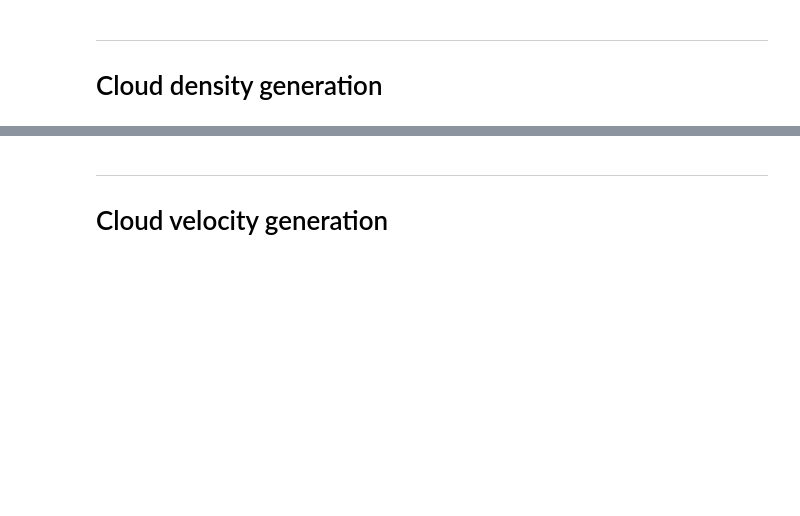
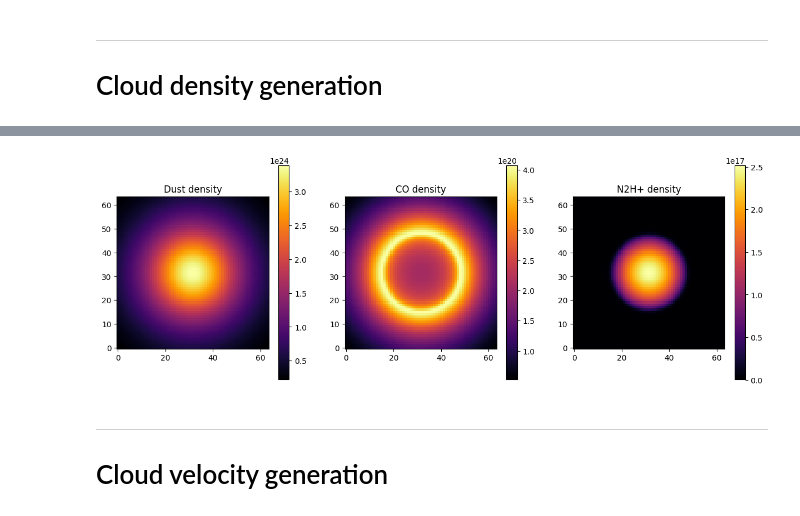
Before and after one commit to LeiRoF/M2-Internship, a Jupyter notebook: Generate_Dataset.ipynb, the cells around one changed output, grey strips where cells are left out. Saved outputs shown, nothing was run; the diff lists cells and outputs as text; code cells hidden in the pictures; blank space fills up the shorter version.

```diff
--- a/Generate_Dataset.ipynb
+++ b/Generate_Dataset.ipynb
@@ -213,3 +212,20 @@ plt.show()
+# %%
+plt.figure(figsize=(15, 5))
+plt.subplot(131)
+im = plt.imshow(np.sum(dust_cube, axis=0) * dr * 3.0857E+18, origin="lower", cmap="inferno")
+plt.colorbar(im)
+plt.title("Dust density")
+plt.subplot(132)
+im = plt.imshow(np.sum(CO.density_cube, axis=0) * dr * 3.0857E+18, origin="lower", cmap="inferno")
+plt.colorbar(im)
+plt.title("CO density")
+plt.subplot(133)
+im = plt.imshow(np.sum(N2H.density_cube, axis=0) * dr * 3.0857E+18, origin="lower", cmap="inferno")
+plt.colorbar(im)
+plt.title("N2H+ density")
+plt.show()
+# %% [output]
+[figure, added]
 # %% [markdown]
 ---
 
```
Also changed, not shown: parts of 13 cells of this notebook.
